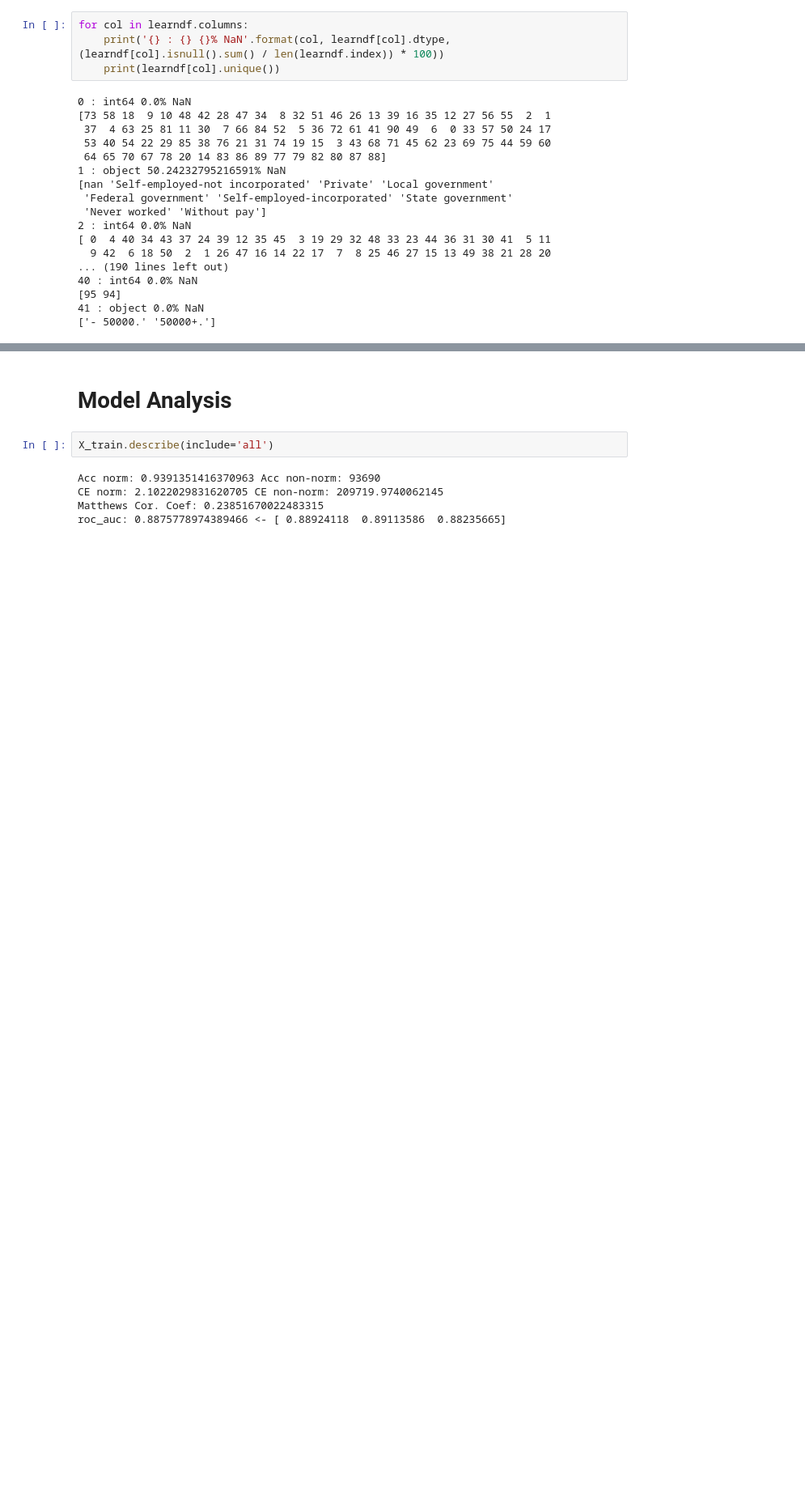
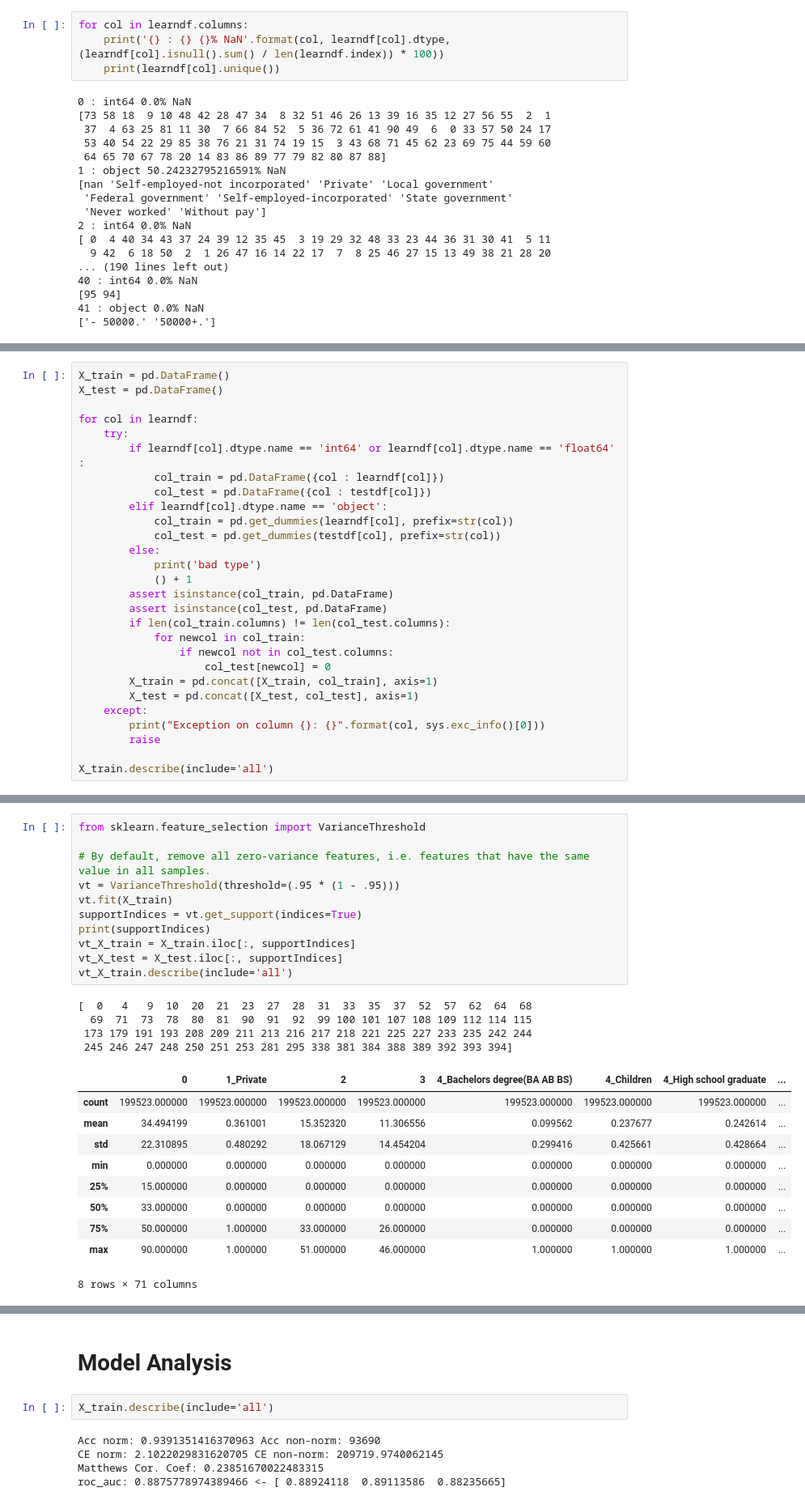
Before and after one commit to pyousefi/Dataiku, a Jupyter notebook: us_census_full/US Census (Python 3).ipynb, the cells around one changed output, grey strips where cells are left out. Shown at 81% size. Saved outputs shown, nothing was run; the diff lists cells and outputs as text; blank space fills up the shorter version.

```diff
--- a/us_census_full/US Census (Python 3).ipynb
+++ b/us_census_full/US Census (Python 3).ipynb
@@ -145,0 +178,28 @@ Loaded...
+# %%
+X_train = pd.DataFrame()
+X_test = pd.DataFrame()
+
+for col in learndf:
+    try:
+        if learndf[col].dtype.name == 'int64' or learndf[col].dtype.name == 'float64' :
+            col_train = pd.DataFrame({col : learndf[col]})
+            col_test = pd.DataFrame({col : testdf[col]})
+        elif learndf[col].dtype.name == 'object':
+            col_train = pd.get_dummies(learndf[col], prefix=str(col))
+            col_test = pd.get_dummies(testdf[col], prefix=str(col))
+        else:
+            print('bad type')
+            () + 1
+        assert isinstance(col_train, pd.DataFrame)
+        assert isinstance(col_test, pd.DataFrame)
+        if len(col_train.columns) != len(col_test.columns):
+            for newcol in col_train:
+                if newcol not in col_test.columns:
+                    col_test[newcol] = 0
+        X_train = pd.concat([X_train, col_train], axis=1)
+        X_test = pd.concat([X_test, col_test], axis=1)
+    except:
+        print("Exception on column {}: {}".format(col, sys.exc_info()[0]))
+        raise
+
+X_train.describe(include='all')
@@ -145,0 +223,26 @@ Loaded...
+# %%
+from sklearn.feature_selection import VarianceThreshold
+
+# By default, remove all zero-variance features, i.e. features that have the same value in all samples.
+vt = VarianceThreshold(threshold=(.95 * (1 - .95)))
+vt.fit(X_train)
+supportIndices = vt.get_support(indices=True)
+print(supportIndices)
+vt_X_train = X_train.iloc[:, supportIndices]
+vt_X_test = X_test.iloc[:, supportIndices]
+vt_X_train.describe(include='all')
+# %% [output]
+[  0   4   9  10  20  21  23  27  28  31  33  35  37  52  57  62  64  68
+  69  71  73  78  80  81  90  91  92  99 100 101 107 108 109 112 114 115
+ 173 179 191 193 208 209 211 213 216 217 218 221 225 227 233 235 242 244
+ 245 246 247 248 250 251 253 281 295 338 381 384 388 389 392 393 394]
+|  | 0 | 1_Private | 2 | 3 | 4_Bachelors degree(BA AB BS) | 4_Children | 4_High school graduate | ... |
+| count | 199523.000000 | 199523.000000 | 199523.000000 | 199523.000000 | 199523.000000 | 199523.000000 | 199523.000000 | ... |
+| mean | 34.494199 | 0.361001 | 15.352320 | 11.306556 | 0.099562 | 0.237677 | 0.242614 | ... |
+| std | 22.310895 | 0.480292 | 18.067129 | 14.454204 | 0.299416 | 0.425661 | 0.428664 | ... |
+| min | 0.000000 | 0.000000 | 0.000000 | 0.000000 | 0.000000 | 0.000000 | 0.000000 | ... |
+| 25% | 15.000000 | 0.000000 | 0.000000 | 0.000000 | 0.000000 | 0.000000 | 0.000000 | ... |
+| 50% | 33.000000 | 0.000000 | 0.000000 | 0.000000 | 0.000000 | 0.000000 | 0.000000 | ... |
+| 75% | 50.000000 | 1.000000 | 33.000000 | 26.000000 | 0.000000 | 0.000000 | 0.000000 | ... |
+| max | 90.000000 | 1.000000 | 51.000000 | 46.000000 | 1.000000 | 1.000000 | 1.000000 | ... |
+8 rows × 71 columns
```
Also changed, not shown: parts of 17 cells of this notebook.
